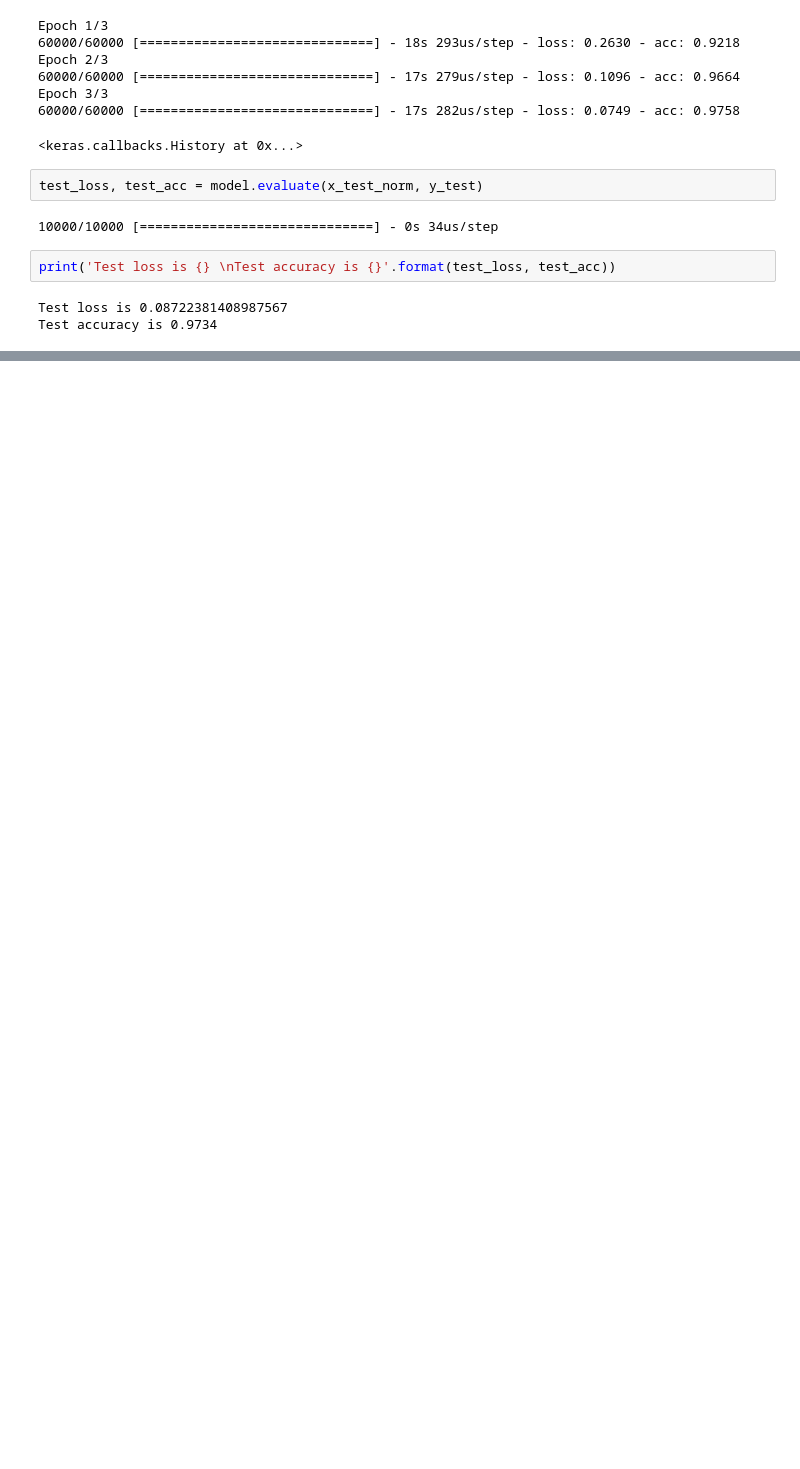
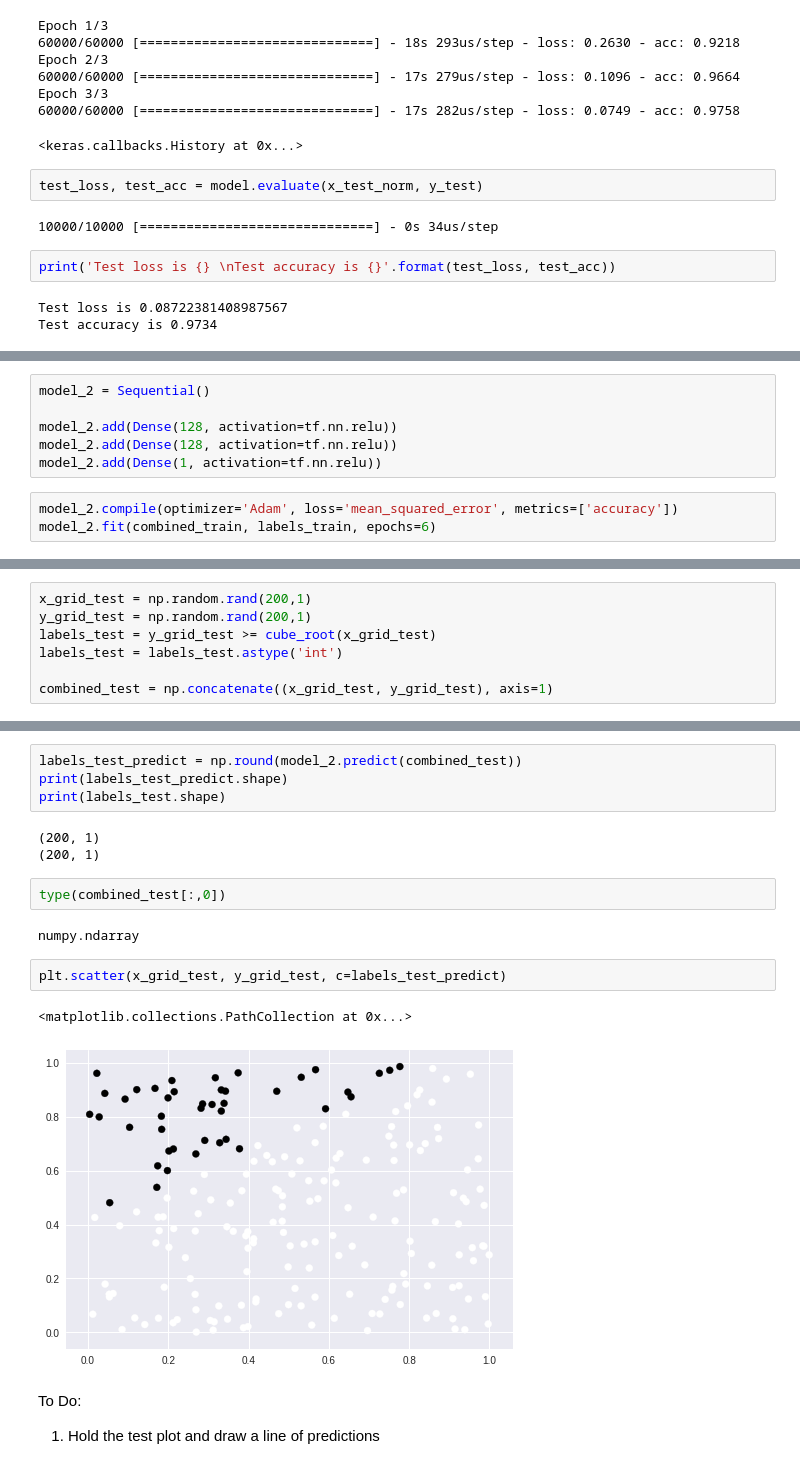
Before and after one commit to Kozyman/ML_portfolio, a Jupyter notebook: NN_Equation_Solver_2.ipynb, the cells around one changed output, grey strips where cells are left out. Saved outputs shown, nothing was run; the diff lists cells and outputs as text; blank space fills up the shorter version.

```diff
--- a/NN_Equation_Solver_2.ipynb
+++ b/NN_Equation_Solver_2.ipynb
@@ -62,0 +104,9 @@ Test accuracy is 0.9734
+# %%
+model_2 = Sequential()
+
+model_2.add(Dense(128, activation=tf.nn.relu))
+model_2.add(Dense(128, activation=tf.nn.relu))
+model_2.add(Dense(1, activation=tf.nn.relu))
+# %%
+model_2.compile(optimizer='Adam', loss='mean_squared_error', metrics=['accuracy'])
+model_2.fit(combined_train, labels_train, epochs=6)
@@ -62,0 +127,7 @@ Test accuracy is 0.9734
+# %%
+x_grid_test = np.random.rand(200,1)
+y_grid_test = np.random.rand(200,1)
+labels_test = y_grid_test >= cube_root(x_grid_test)
+labels_test = labels_test.astype('int')
+
+combined_test = np.concatenate((x_grid_test, y_grid_test), axis=1)
@@ -62,0 +141,19 @@ Test accuracy is 0.9734
+# %%
+labels_test_predict = np.round(model_2.predict(combined_test))
+print(labels_test_predict.shape)
+print(labels_test.shape)
+# %% [output]
+(200, 1)
+(200, 1)
+# %%
+type(combined_test[:,0])
+# %% [output]
+numpy.ndarray
+# %%
+plt.scatter(x_grid_test, y_grid_test, c=labels_test_predict)
+# %% [output]
+<matplotlib.collections.PathCollection at 0x...>
+[figure, added]
+# %% [markdown]
+To Do:
+1. Hold the test plot and draw a line of predictions
```
Also changed, not shown: parts of 7 cells of this notebook.
